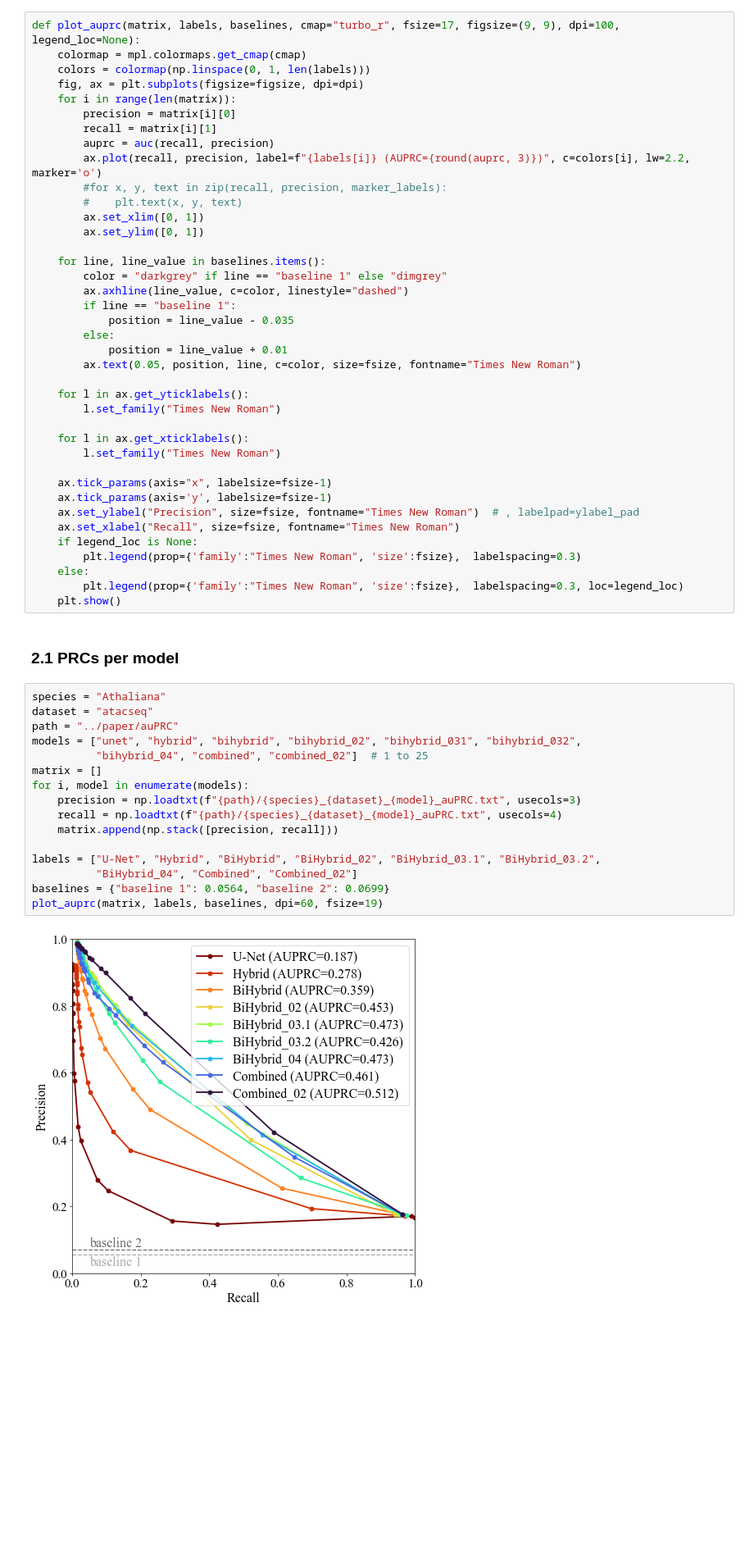
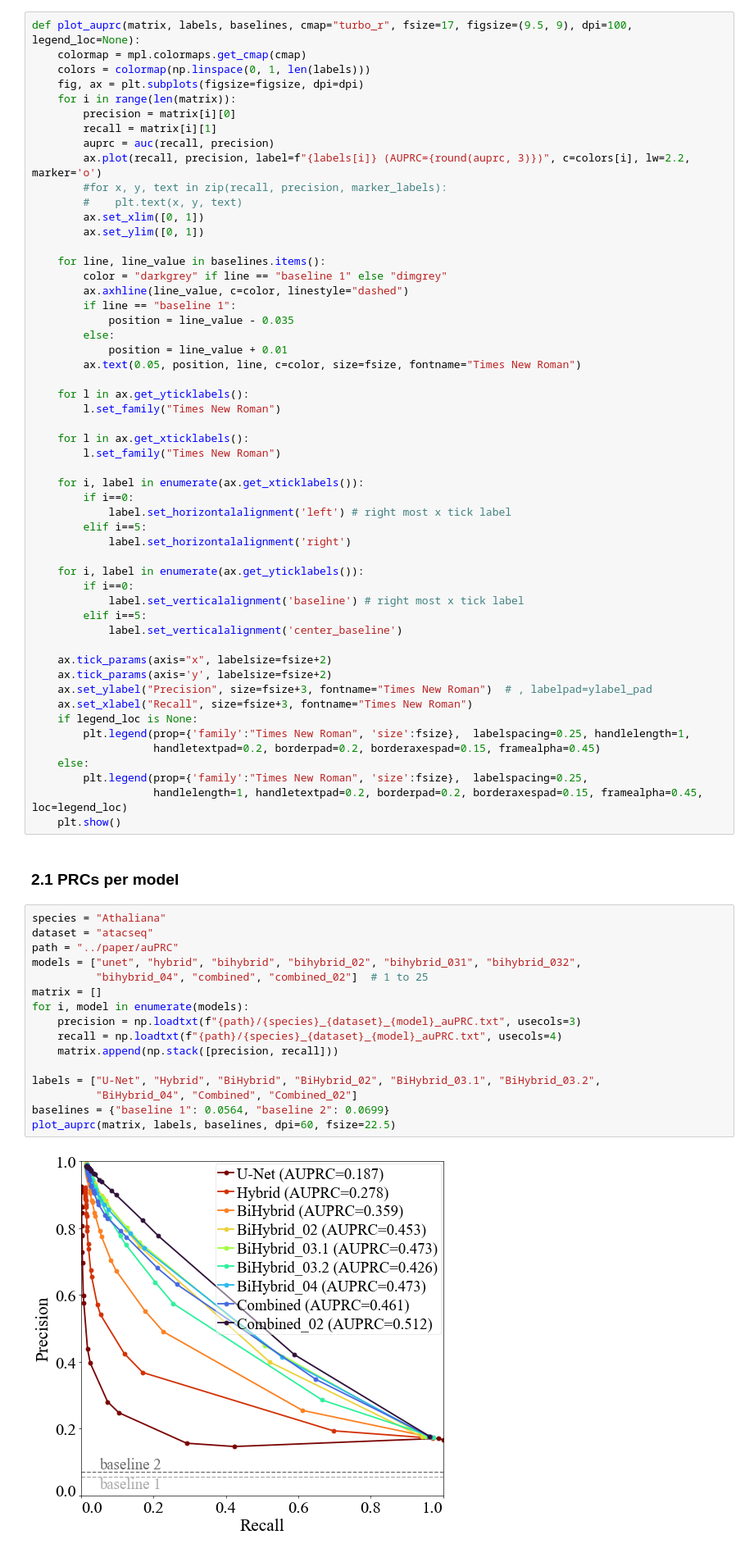
Before and after one commit to weberlab-hhu/Predmoter, a Jupyter notebook: visualization/heatmaps_and_prc.ipynb, the cells around one changed output. Shown: that part at 82% size. Saved outputs shown, nothing was run; the diff lists cells and outputs as text; blank space fills up the shorter version.

```diff
--- a/visualization/heatmaps_and_prc.ipynb
+++ b/visualization/heatmaps_and_prc.ipynb
@@ -288,7 +313,7 @@ import numpy as np
 import matplotlib.pyplot as plt
 import matplotlib as mpl
 # %%
-def plot_auprc(matrix, labels, baselines, cmap="turbo_r", fsize=17, figsize=(9, 9), dpi=100, legend_loc=None):
+def plot_auprc(matrix, labels, baselines, cmap="turbo_r", fsize=17, figsize=(9.5, 9), dpi=100, legend_loc=None):
     colormap = mpl.colormaps.get_cmap(cmap)
     colors = colormap(np.linspace(0, 1, len(labels)))
     fig, ax = plt.subplots(figsize=figsize, dpi=dpi)
@@ -317,35 +342,49 @@ def plot_auprc(matrix, labels, baselines, cmap="turbo_r", fsize=17, figsize=(9,
     for l in ax.get_xticklabels():
         l.set_family("Times New Roman")
 
-    ax.tick_params(axis="x", labelsize=fsize-1)
-    ax.tick_params(axis='y', labelsize=fsize-1)
-    ax.set_ylabel("Precision", size=fsize, fontname="Times New Roman")  # , labelpad=ylabel_pad
-    ax.set_xlabel("Recall", size=fsize, fontname="Times New Roman")
+    for i, label in enumerate(ax.get_xticklabels()):
+        if i==0:
+            label.set_horizontalalignment('left') # right most x tick label
+        elif i==5:
+            label.set_horizontalalignment('right')
+
+    for i, label in enumerate(ax.get_yticklabels()):
+        if i==0:
+            label.set_verticalalignment('baseline') # right most x tick label
+        elif i==5:
+            label.set_verticalalignment('center_baseline')
+
+    ax.tick_params(axis="x", labelsize=fsize+2)
+    ax.tick_params(axis='y', labelsize=fsize+2)
+    ax.set_ylabel("Precision", size=fsize+3, fontname="Times New Roman")  # , labelpad=ylabel_pad
+    ax.set_xlabel("Recall", size=fsize+3, fontname="Times New Roman")
     if legend_loc is None:
-        plt.legend(prop={'family':"Times New Roman", 'size':fsize},  labelspacing=0.3)
+        plt.legend(prop={'family':"Times New Roman", 'size':fsize},  labelspacing=0.25, handlelength=1,
+                   handletextpad=0.2, borderpad=0.2, borderaxespad=0.15, framealpha=0.45)
     else:
-        plt.legend(prop={'family':"Times New Roman", 'size':fsize},  labelspacing=0.3, loc=legend_loc)
+        plt.legend(prop={'family':"Times New Roman", 'size':fsize},  labelspacing=0.25,
+                   handlelength=1, handletextpad=0.2, borderpad=0.2, borderaxespad=0.15, framealpha=0.45, loc=legend_loc)
     plt.show()
 # %% [markdown]
 ### 2.1 PRCs per model
 # %%
 species = "Athaliana"
 dataset = "atacseq"
 path = "../paper/auPRC"
 models = ["unet", "hybrid", "bihybrid", "bihybrid_02", "bihybrid_031", "bihybrid_032",
           "bihybrid_04", "combined", "combined_02"]  # 1 to 25
 matrix = []
 for i, model in enumerate(models):
     precision = np.loadtxt(f"{path}/{species}_{dataset}_{model}_auPRC.txt", usecols=3)
     recall = np.loadtxt(f"{path}/{species}_{dataset}_{model}_auPRC.txt", usecols=4)
     matrix.append(np.stack([precision, recall]))
 
 labels = ["U-Net", "Hybrid", "BiHybrid", "BiHybrid_02", "BiHybrid_03.1", "BiHybrid_03.2",
           "BiHybrid_04", "Combined", "Combined_02"]
 baselines = {"baseline 1": 0.0564, "baseline 2": 0.0699}
-plot_auprc(matrix, labels, baselines, dpi=60, fsize=19)
+plot_auprc(matrix, labels, baselines, dpi=60, fsize=22.5)
 # %% [output]
-[figure, old version]
+[figure, new version]
 # %%
 species = "Osativa"
 dataset = "atacseq"
```
Also changed, not shown: parts of 14 cells of this notebook, 4 other files.
